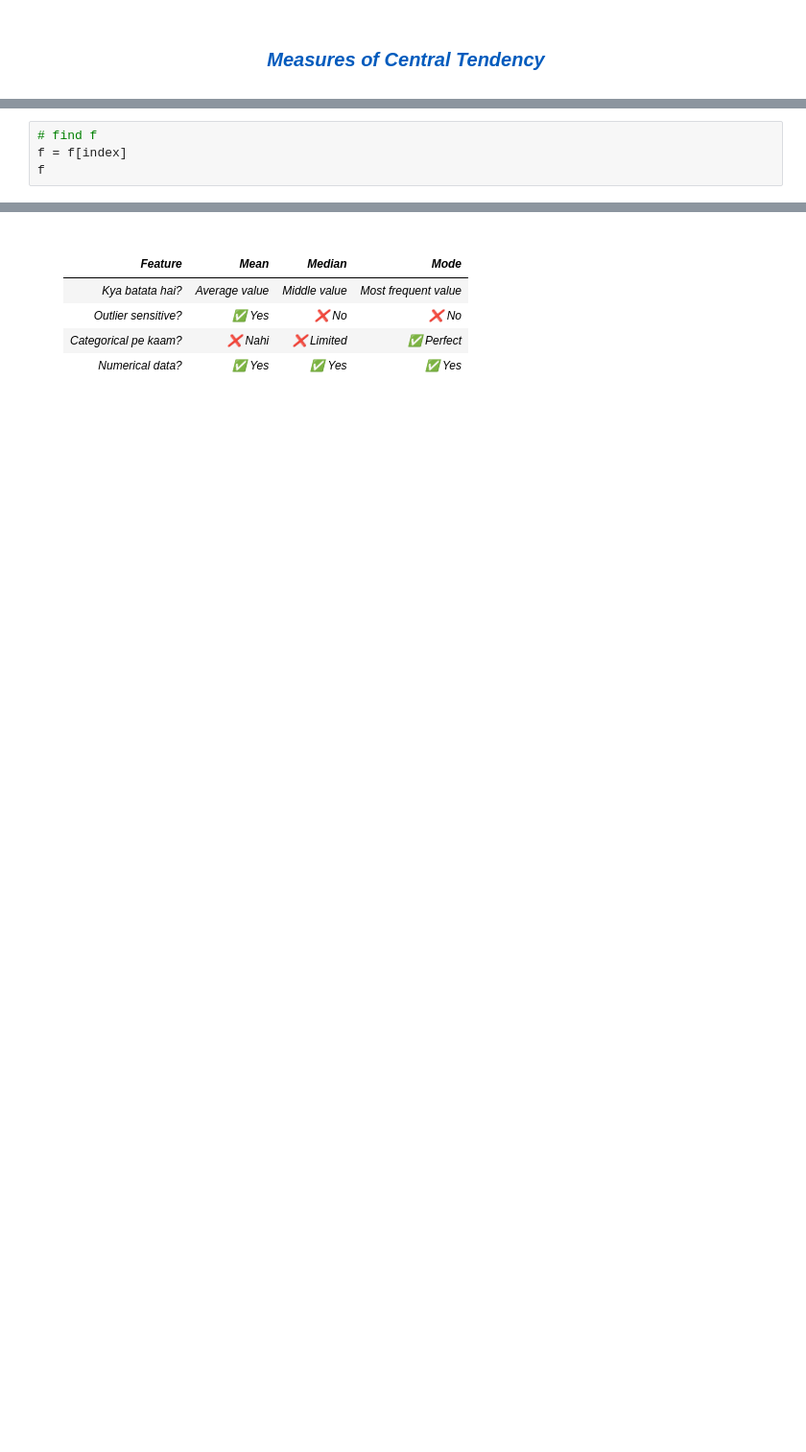
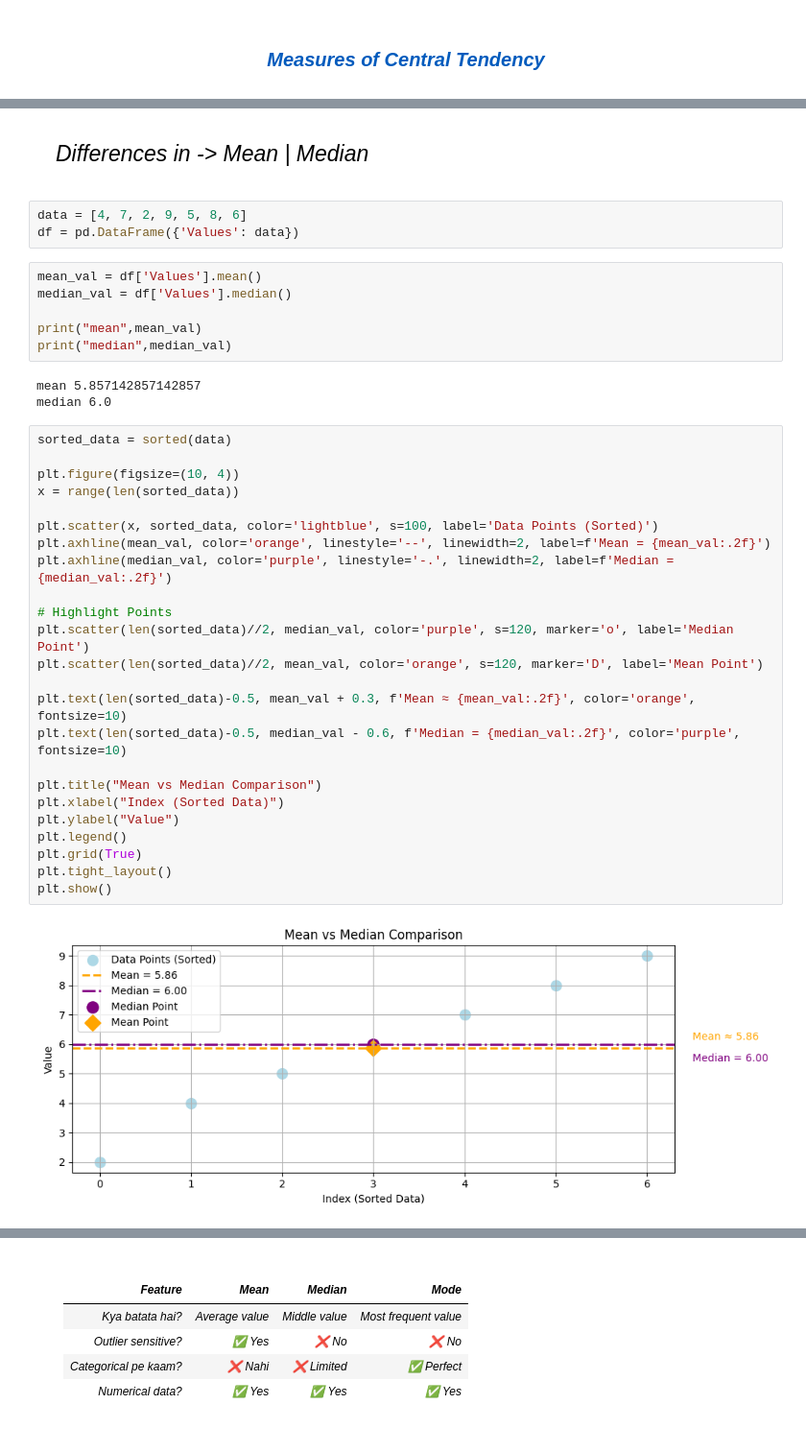
Before and after one commit to Mubeen-Ahmad/AI, a Jupyter notebook: 3.ipynb, the cells around one changed output, grey strips where cells are left out. Shown: that part at 96% size. Drawn from its saved outputs; the diff is of its cells as text; blank space fills up the shorter version.

```diff
--- a/3.ipynb
+++ b/3.ipynb
@@ -646,4 +45,0 @@ index
-# %%
-# find f
-f = f[index]
-f
@@ -1043,0 +185,41 @@ plt.show()
+# %% [markdown]
+<div style="color: black; font-size: 23px; font-style: oblique; text-shadow: 0 0 3px white, 0 0 1px black; padding: 20px;">
+Differences in ->  Mean | Median
+# %%
+data = [4, 7, 2, 9, 5, 8, 6]
+df = pd.DataFrame({'Values': data})
+# %%
+mean_val = df['Values'].mean()
+median_val = df['Values'].median()
+
+print("mean",mean_val)
+print("median",median_val)
+# %% [output]
+mean 5.857142857142857
+median 6.0
+# %%
+sorted_data = sorted(data)
+
+plt.figure(figsize=(10, 4))
+x = range(len(sorted_data))
+
+plt.scatter(x, sorted_data, color='lightblue', s=100, label='Data Points (Sorted)')
+plt.axhline(mean_val, color='orange', linestyle='--', linewidth=2, label=f'Mean = {mean_val:.2f}')
+plt.axhline(median_val, color='purple', linestyle='-.', linewidth=2, label=f'Median = {median_val:.2f}')
+
+# Highlight Points
+plt.scatter(len(sorted_data)//2, median_val, color='purple', s=120, marker='o', label='Median Point')
+plt.scatter(len(sorted_data)//2, mean_val, color='orange', s=120, marker='D', label='Mean Point')
+
+plt.text(len(sorted_data)-0.5, mean_val + 0.3, f'Mean ≈ {mean_val:.2f}', color='orange', fontsize=10)
+plt.text(len(sorted_data)-0.5, median_val - 0.6, f'Median = {median_val:.2f}', color='purple', fontsize=10)
+
+plt.title("Mean vs Median Comparison")
+plt.xlabel("Index (Sorted Data)")
+plt.ylabel("Value")
+plt.legend()
+plt.grid(True)
+plt.tight_layout()
+plt.show()
+# %% [output]
+[figure, added]
```
Also changed, not shown: parts of 178 cells of this notebook, 12 other files.
